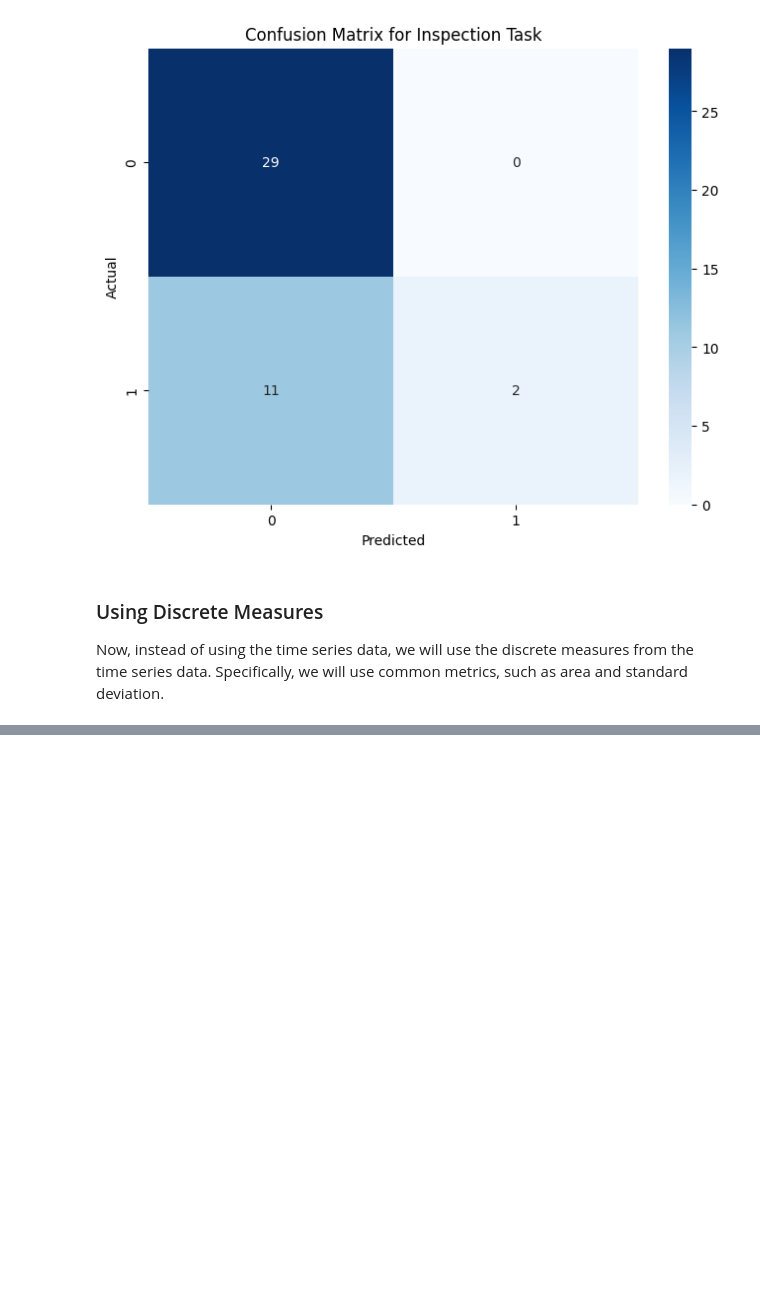
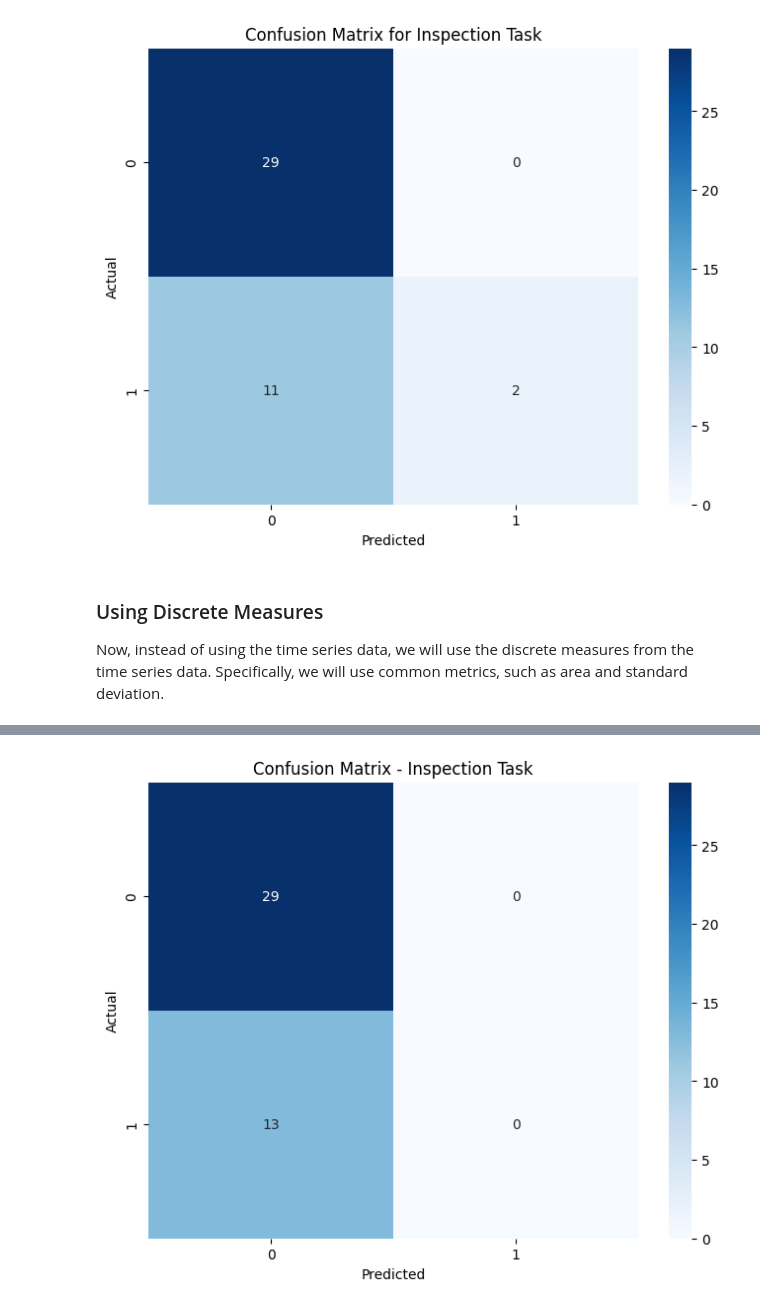
Before and after one commit to daniloarruda13/predicting-cybersickness-from-postural-data-with-machine-learning, a Jupyter notebook: data_analysis_and_modeling.ipynb, the cells around one changed output, grey strips where cells are left out. Cells and saved outputs as stored; diff of their text form; code cells hidden in the pictures; blank space fills up the shorter version.

```diff
--- a/data_analysis_and_modeling.ipynb
+++ b/data_analysis_and_modeling.ipynb
@@ -1058,0 +655,6 @@ ValueError: At least two consecutive quantiles are equal. Consider trying with a
+# %%
+#Making new dataset without time series data
+det_df_discrete = det_df.iloc[:, 0:5]
+det_df_discrete['area'] = calculate_hull_area(det_df)
+
+det_df_discrete.head()
@@ -1058,0 +729,21 @@ ValueError: At least two consecutive quantiles are equal. Consider trying with a
+# %%
+# Fit the pipeline on the training data
+best_model.fit(X_train, y_train)
+
+# Use the best model to predict the test set targets
+y_test_preds = best_model.predict(X_test)
+y_test_preds = (y_test_preds >= 0.5).astype(int)  # Convert probabilities to binary predictions
+
+# Calculate the confusion matrix
+confusion = confusion_matrix(y_test, y_test_preds)
+
+# Create a heatmap of the confusion matrix
+plt.figure(figsize=(8, 6))
+sns.heatmap(confusion, annot=True, fmt='d', cmap='Blues')
+plt.xlabel('Predicted')
+plt.ylabel('Actual')
+plt.title('Confusion Matrix - Inspection Task')
+
+plt.show()
+# %% [output]
+[figure, added]
```
Also changed, not shown: parts of 48 cells of this notebook.
